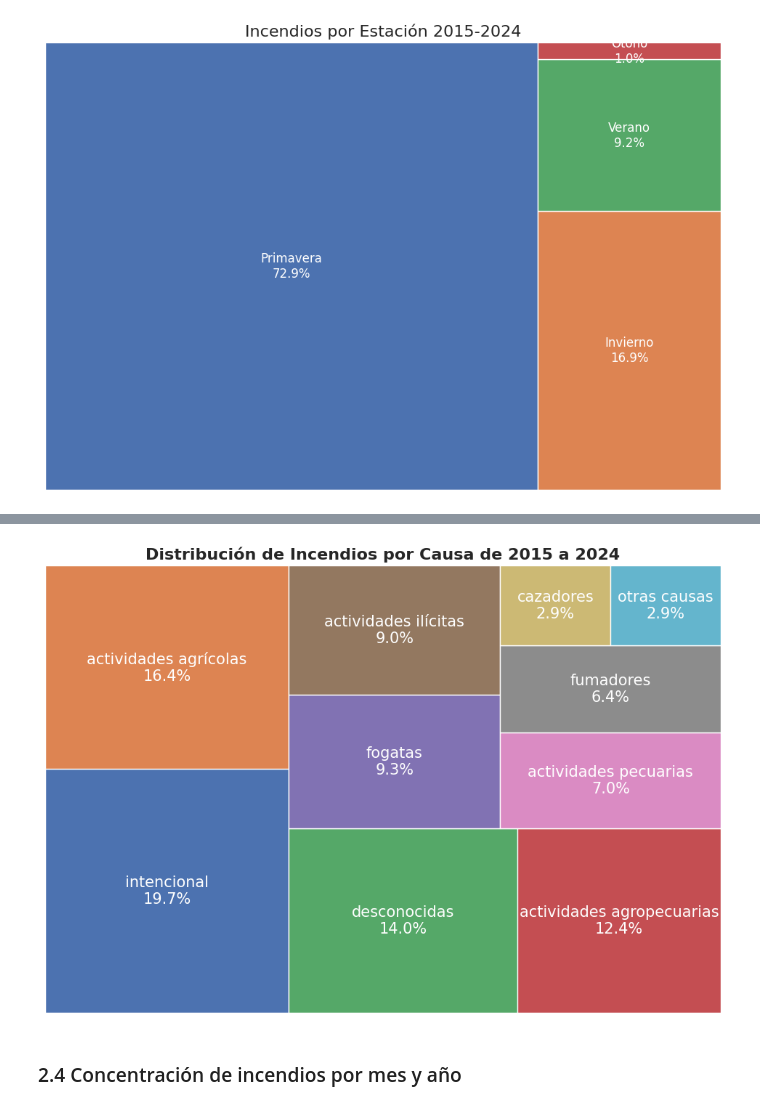
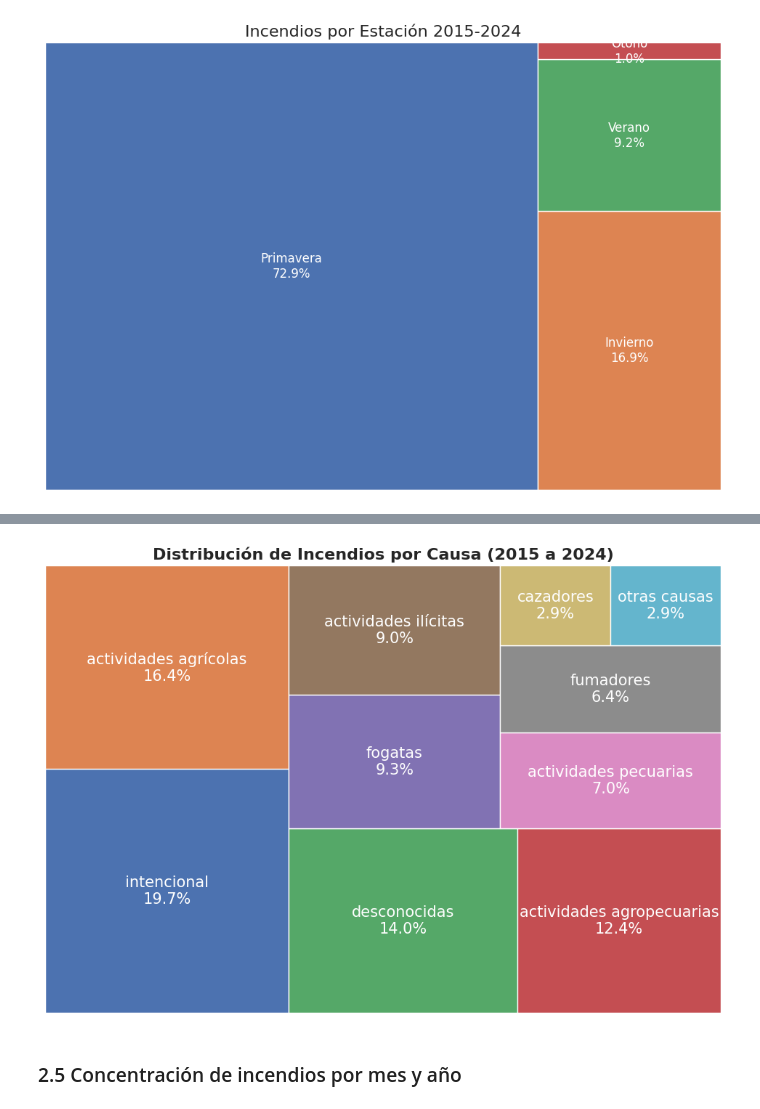
Before and after one commit to AndrsGzRo/incendios-forestales-mx, a Jupyter notebook: Incendios_Forestales_EDA.ipynb, the cells around one changed output, grey strips where cells are left out. Cells and saved outputs as stored; diff of their text form; code cells hidden in the pictures.

```diff
--- a/Incendios_Forestales_EDA.ipynb
+++ b/Incendios_Forestales_EDA.ipynb
@@ -277,21 +314,21 @@ plt.show()
 # %%
 causas = df_clean['Causa'].value_counts().head(10)
 labels = [f"{i}\n{v/causas.sum():.1%}" for i, v in zip(causas.index, causas.values)]
 # Treemap
 plt.figure(figsize=(12,8))
 squarify.plot(
     sizes = causas.values,
     label = labels,
     color=sns.color_palette('deep',n_colors=len(causas)),
     text_kwargs={'fontsize':15,'color':'white'}
 )
-plt.title('Distribución de Incendios por Causa de 2015 a 2024',fontsize=16,fontweight='bold')
+plt.title('Distribución de Incendios por Causa (2015 a 2024)',fontsize=16,fontweight='bold')
 plt.axis('off')
 plt.show()
 # %% [output]
-[figure, old version]
+[figure, new version]
 # %% [markdown]
-### 2.4 Concentración de incendios por mes y año
+### 2.5 Concentración de incendios por mes y año
 # %%
 import calendar
 tabla = df_clean.pivot_table(
```
Also changed, not shown: parts of 14 cells of this notebook.
